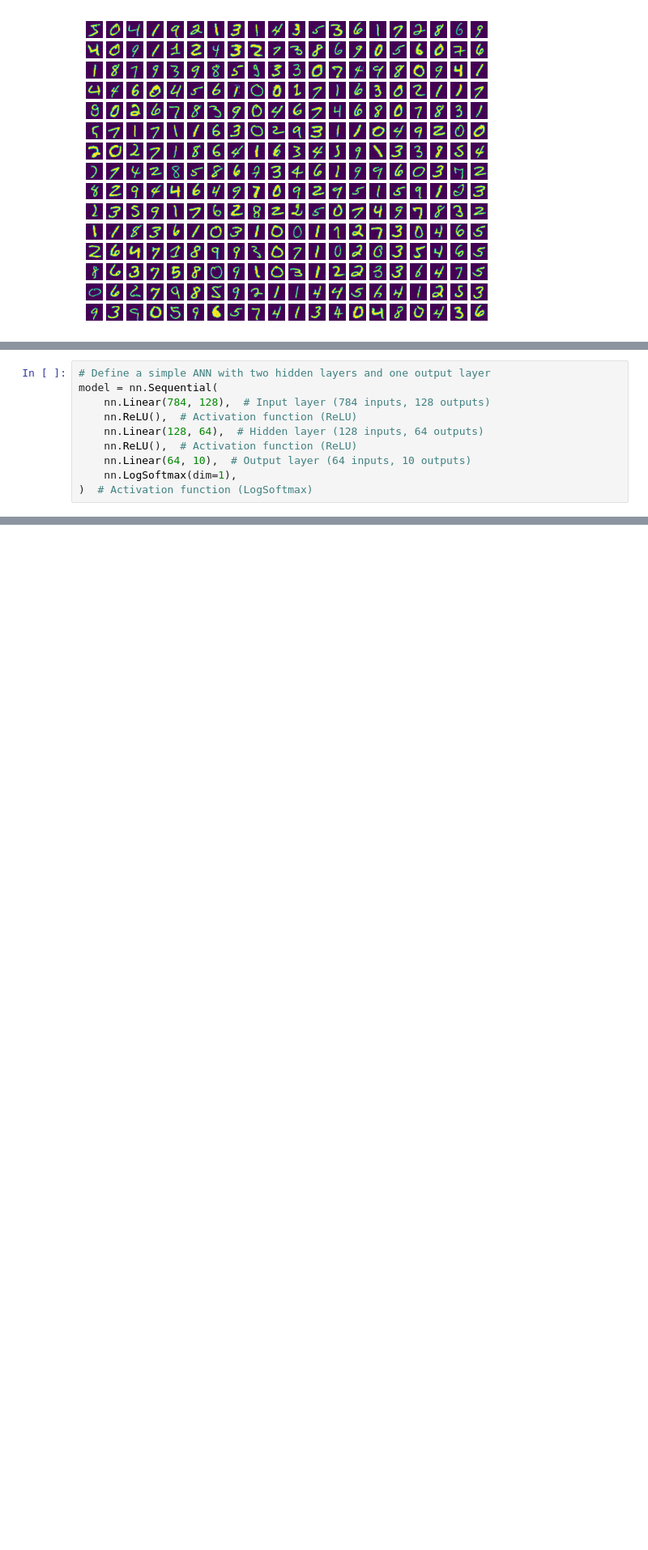
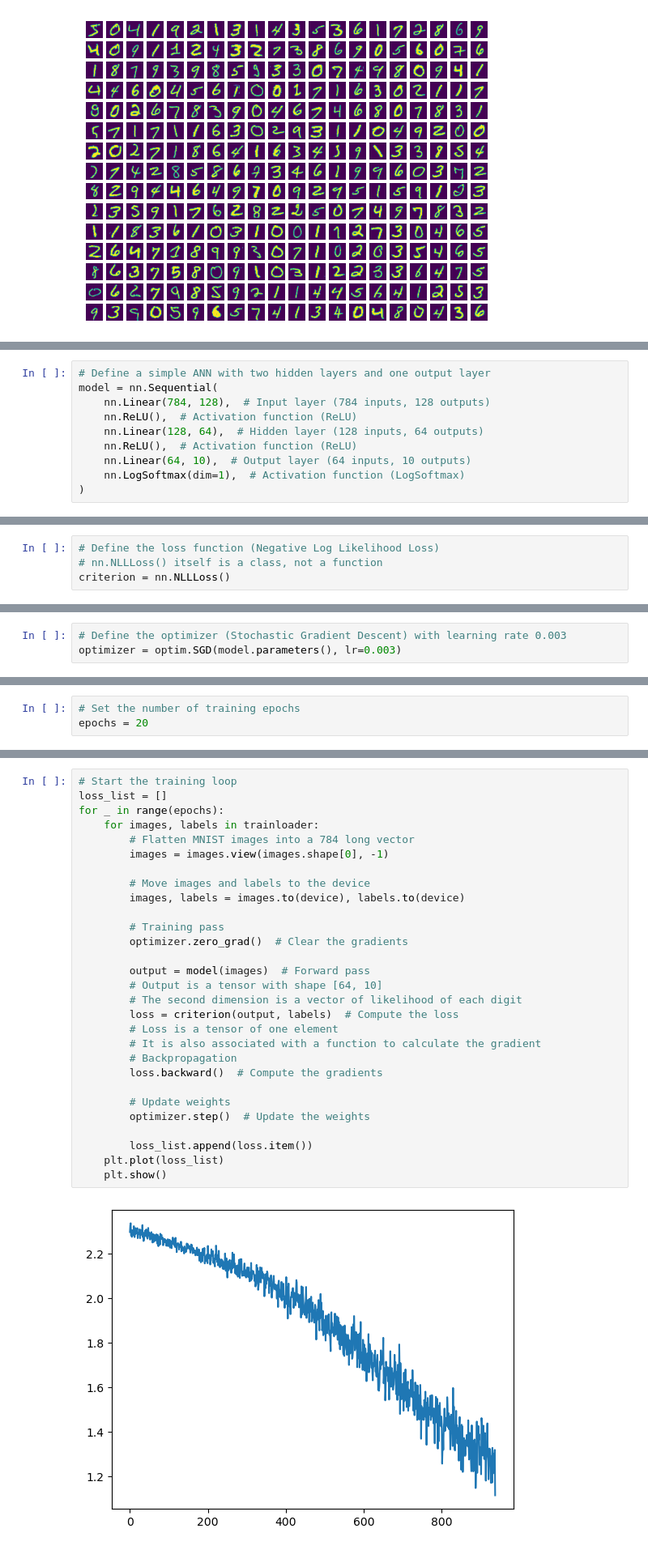
Before and after one commit to BMcCawley/mnist_model, a Jupyter notebook: mnist_ann.ipynb, the cells around one changed output, grey strips where cells are left out. Shown: that part at 81% size. Drawn from its saved outputs; the diff is of its cells as text; blank space fills up the shorter version.

Commit message:
Train and test model

```diff
--- a/mnist_ann.ipynb
+++ b/mnist_ann.ipynb
@@ -130,5 +125,5 @@ model = nn.Sequential(
     nn.Linear(128, 64),  # Hidden layer (128 inputs, 64 outputs)
     nn.ReLU(),  # Activation function (ReLU)
     nn.Linear(64, 10),  # Output layer (64 inputs, 10 outputs)
-    nn.LogSoftmax(dim=1),
-)  # Activation function (LogSoftmax)
+    nn.LogSoftmax(dim=1),  # Activation function (LogSoftmax)
+)
@@ -134,0 +160,4 @@ model = nn.Sequential(
+# %%
+# Define the loss function (Negative Log Likelihood Loss)
+# nn.NLLLoss() itself is a class, not a function
+criterion = nn.NLLLoss()
@@ -134,0 +178,3 @@ model = nn.Sequential(
+# %%
+# Define the optimizer (Stochastic Gradient Descent) with learning rate 0.003
+optimizer = optim.SGD(model.parameters(), lr=0.003)
@@ -134,0 +187,3 @@ model = nn.Sequential(
+# %%
+# Set the number of training epochs
+epochs = 20
@@ -134,0 +212,31 @@ model = nn.Sequential(
+# %%
+# Start the training loop
+loss_list = []
+for _ in range(epochs):
+    for images, labels in trainloader:
+        # Flatten MNIST images into a 784 long vector
+        images = images.view(images.shape[0], -1)
+
+        # Move images and labels to the device
+        images, labels = images.to(device), labels.to(device)
+
+        # Training pass
+        optimizer.zero_grad()  # Clear the gradients
+
+        output = model(images)  # Forward pass
+        # Output is a tensor with shape [64, 10]
+        # The second dimension is a vector of likelihood of each digit
+        loss = criterion(output, labels)  # Compute the loss
+        # Loss is a tensor of one element
+        # It is also associated with a function to calculate the gradient
+        # Backpropagation
+        loss.backward()  # Compute the gradients
+
+        # Update weights
+        optimizer.step()  # Update the weights
+
+        loss_list.append(loss.item())
+    plt.plot(loss_list)
+    plt.show()
+# %% [output]
+[figure, added]
```
Also changed, not shown: parts of 16 cells of this notebook, 2 other files.
